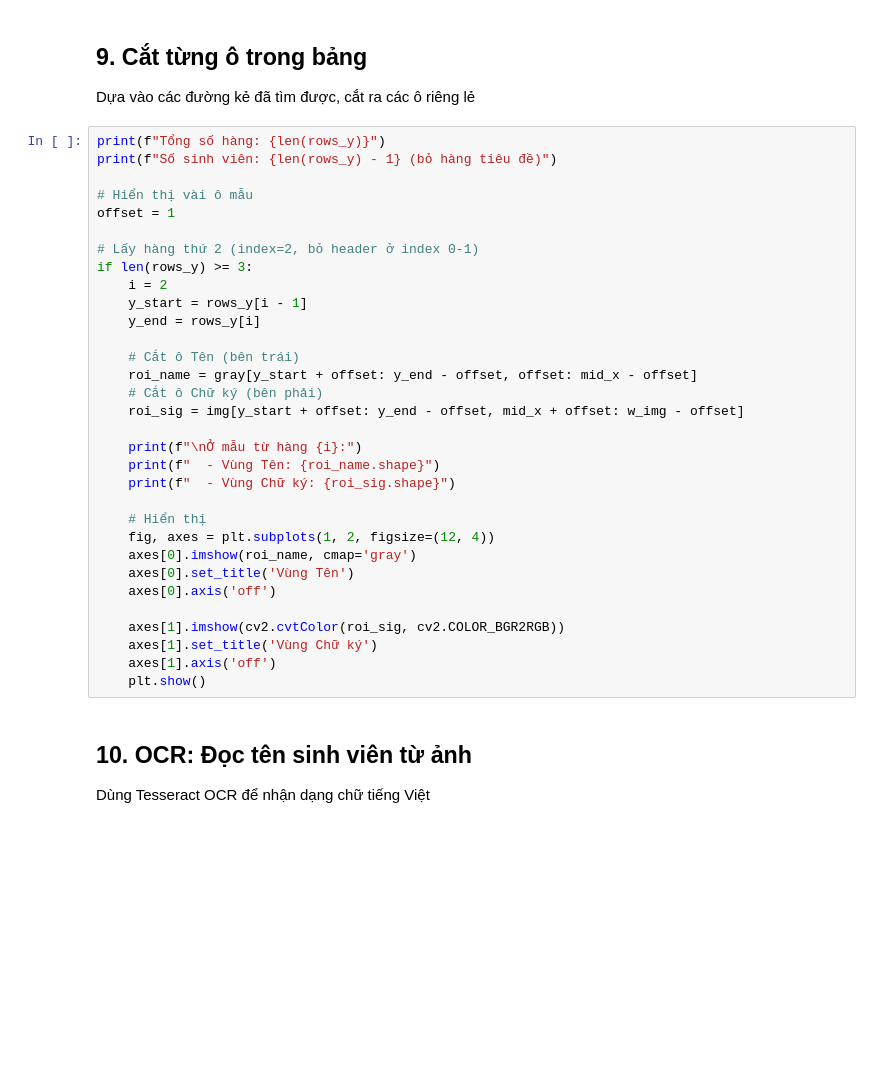
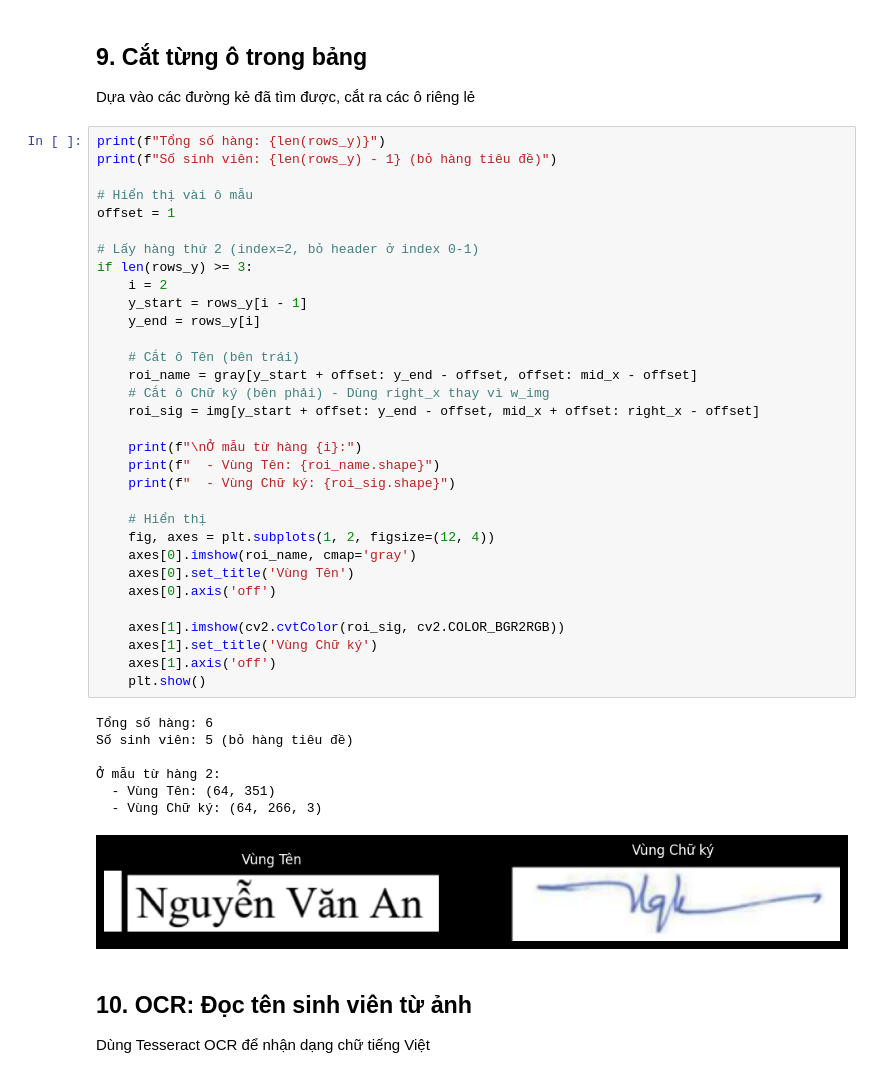
Before and after one commit to Lucdpt3105/Python, a Jupyter notebook: 5/CropSignature_Tutorial.ipynb, the cells around one changed output. Cells and saved outputs as stored; diff of their text form; blank space fills up the shorter version.

```diff
--- a/5/CropSignature_Tutorial.ipynb
+++ b/5/CropSignature_Tutorial.ipynb
@@ -126,35 +165,43 @@ Dựa vào các đường kẻ đã tìm được, cắt ra các ô riêng lẻ
 # %%
 print(f"Tổng số hàng: {len(rows_y)}")
 print(f"Số sinh viên: {len(rows_y) - 1} (bỏ hàng tiêu đề)")
 
 # Hiển thị vài ô mẫu
 offset = 1
 
 # Lấy hàng thứ 2 (index=2, bỏ header ở index 0-1)
 if len(rows_y) >= 3:
     i = 2
     y_start = rows_y[i - 1]
     y_end = rows_y[i]
 
     # Cắt ô Tên (bên trái)
     roi_name = gray[y_start + offset: y_end - offset, offset: mid_x - offset]
-    # Cắt ô Chữ ký (bên phải)
-    roi_sig = img[y_start + offset: y_end - offset, mid_x + offset: w_img - offset]
+    # Cắt ô Chữ ký (bên phải) - Dùng right_x thay vì w_img
+    roi_sig = img[y_start + offset: y_end - offset, mid_x + offset: right_x - offset]
 
     print(f"\nỞ mẫu từ hàng {i}:")
     print(f"  - Vùng Tên: {roi_name.shape}")
     print(f"  - Vùng Chữ ký: {roi_sig.shape}")
 
     # Hiển thị
     fig, axes = plt.subplots(1, 2, figsize=(12, 4))
     axes[0].imshow(roi_name, cmap='gray')
     axes[0].set_title('Vùng Tên')
     axes[0].axis('off')
 
     axes[1].imshow(cv2.cvtColor(roi_sig, cv2.COLOR_BGR2RGB))
     axes[1].set_title('Vùng Chữ ký')
     axes[1].axis('off')
     plt.show()
+# %% [output]
+Tổng số hàng: 6
+Số sinh viên: 5 (bỏ hàng tiêu đề)
+
+Ở mẫu từ hàng 2:
+  - Vùng Tên: (64, 351)
+  - Vùng Chữ ký: (64, 266, 3)
+[figure, added]
 # %% [markdown]
 ## 10. OCR: Đọc tên sinh viên từ ảnh
 Dùng Tesseract OCR để nhận dạng chữ tiếng Việt
```
Also changed, not shown: parts of 12 cells of this notebook, 12 other files.
